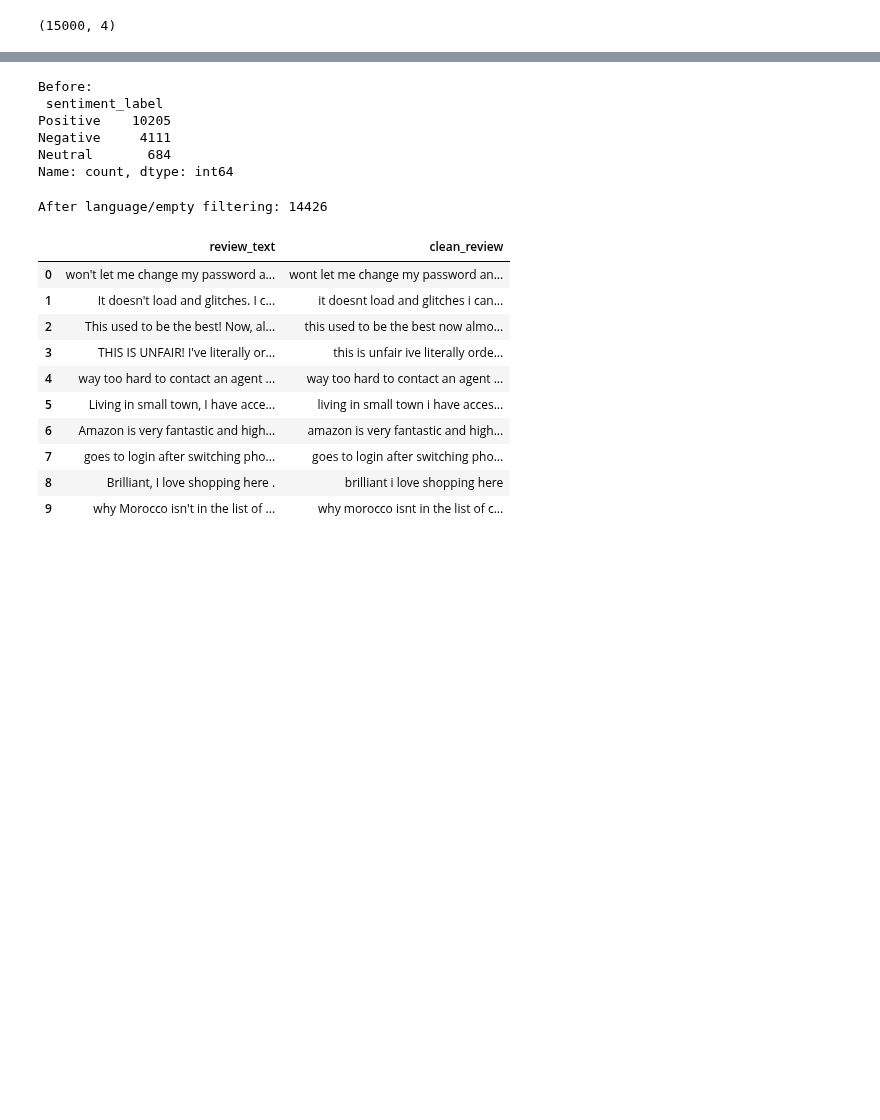
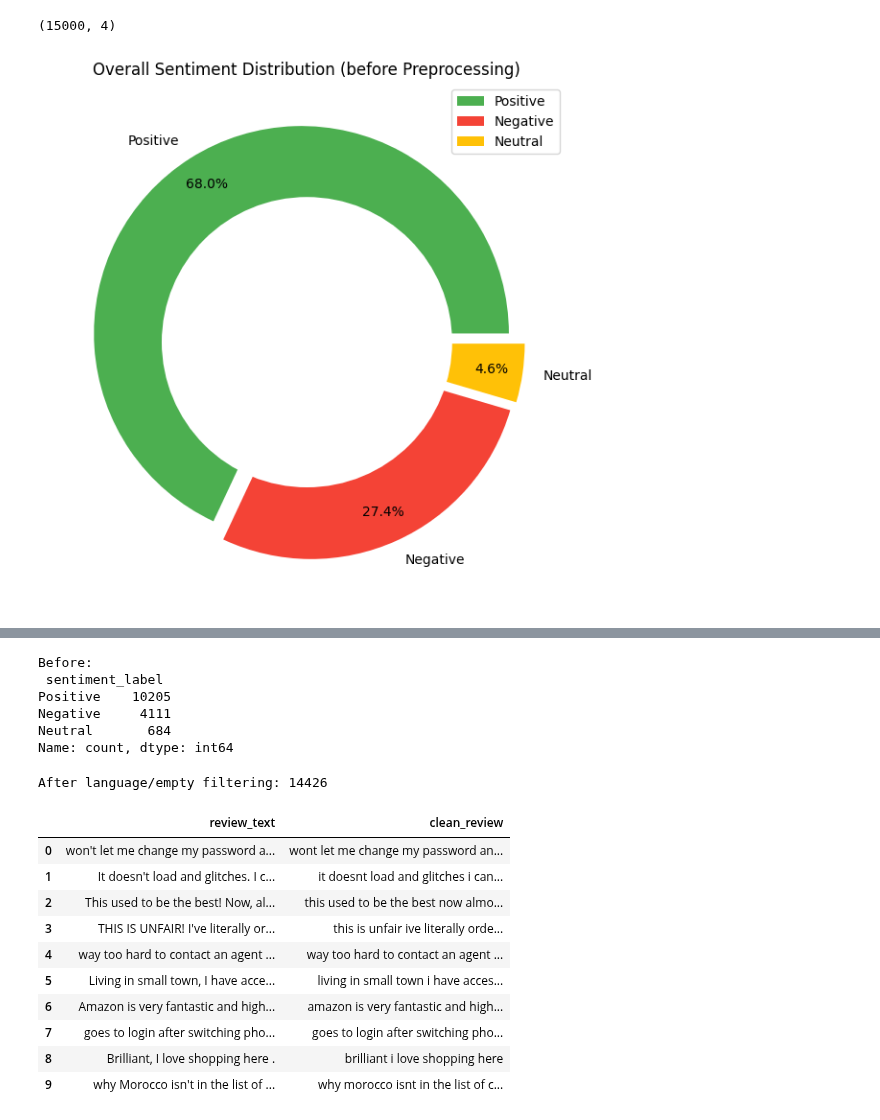
Before and after one commit to latifahaljurayyan/insightApp, a Jupyter notebook: GP2__2.ipynb, the cells around one changed output, grey strips where cells are left out. Cells and saved outputs as stored; diff of their text form; code cells hidden in the pictures; blank space fills up the shorter version.

```diff
--- a/GP2__2.ipynb
+++ b/GP2__2.ipynb
@@ -8,6 +8,41 @@ df = pd.read_csv(url)
 print(df.shape)
 # %% [output]
 (15000, 4)
+# %%
+import matplotlib.pyplot as plt
+
+
+sentiment_counts = df["sentiment_label"].value_counts()
+
+sizes = sentiment_counts.values
+labels = sentiment_counts.index
+
+colors = ['#4CAF50', '#F44336', '#FFC107']
+
+explode = [0.05] * len(labels)
+
+plt.figure(figsize=(6,6))
+plt.pie(
+    sizes,
+    labels=labels,
+    colors=colors[:len(labels)],
+    autopct='%1.1f%%',
+    pctdistance=0.85,
+    explode=explode
+)
+
+centre_circle = plt.Circle((0, 0), 0.70, fc='white')
+fig = plt.gcf()
+fig.gca().add_artist(centre_circle)
+
+plt.title("Overall Sentiment Distribution (before Preprocessing)")
+
+plt.legend(labels, loc="upper right")
+
+plt.tight_layout()
+plt.show()
+# %% [output]
+[figure, added]
 # %%
 import matplotlib.pyplot as plt
 import seaborn as sns
```
Also changed, not shown: parts of 12 cells of this notebook.
